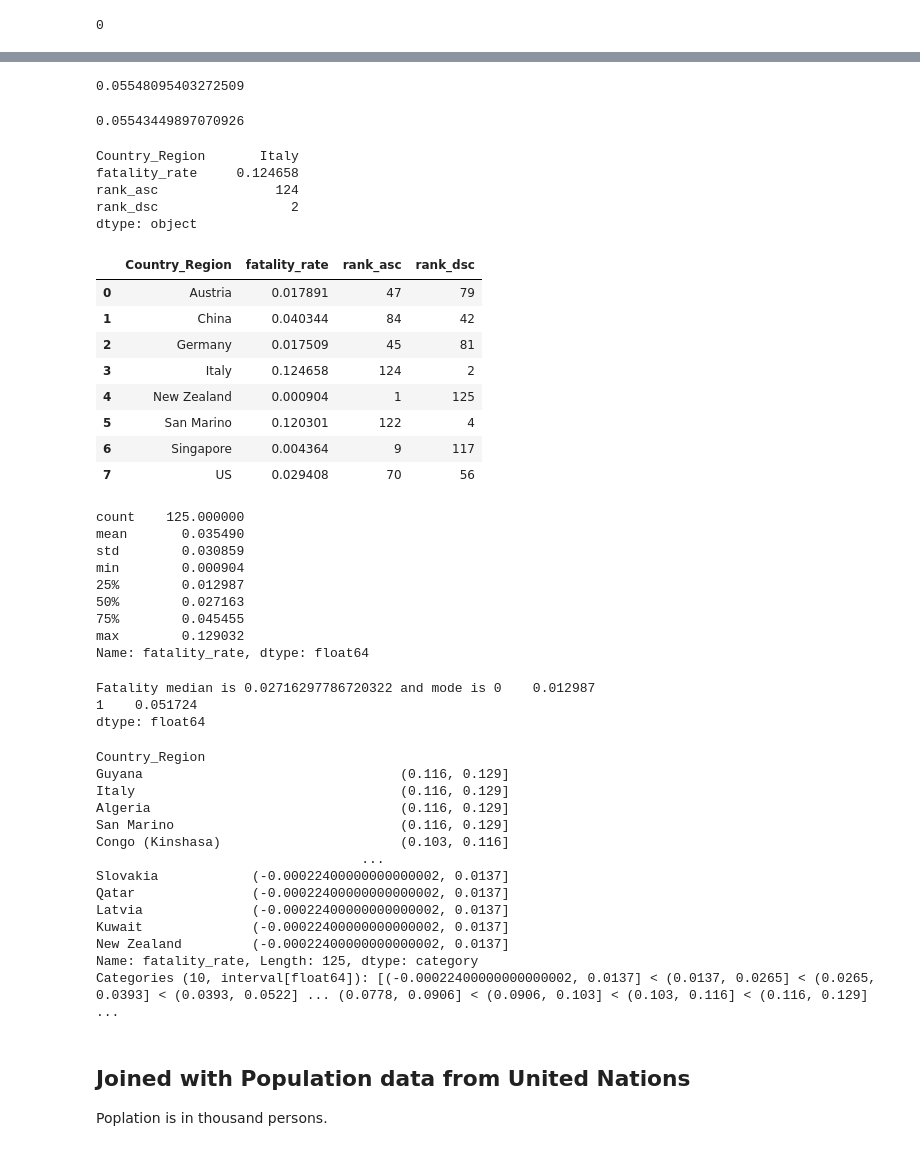
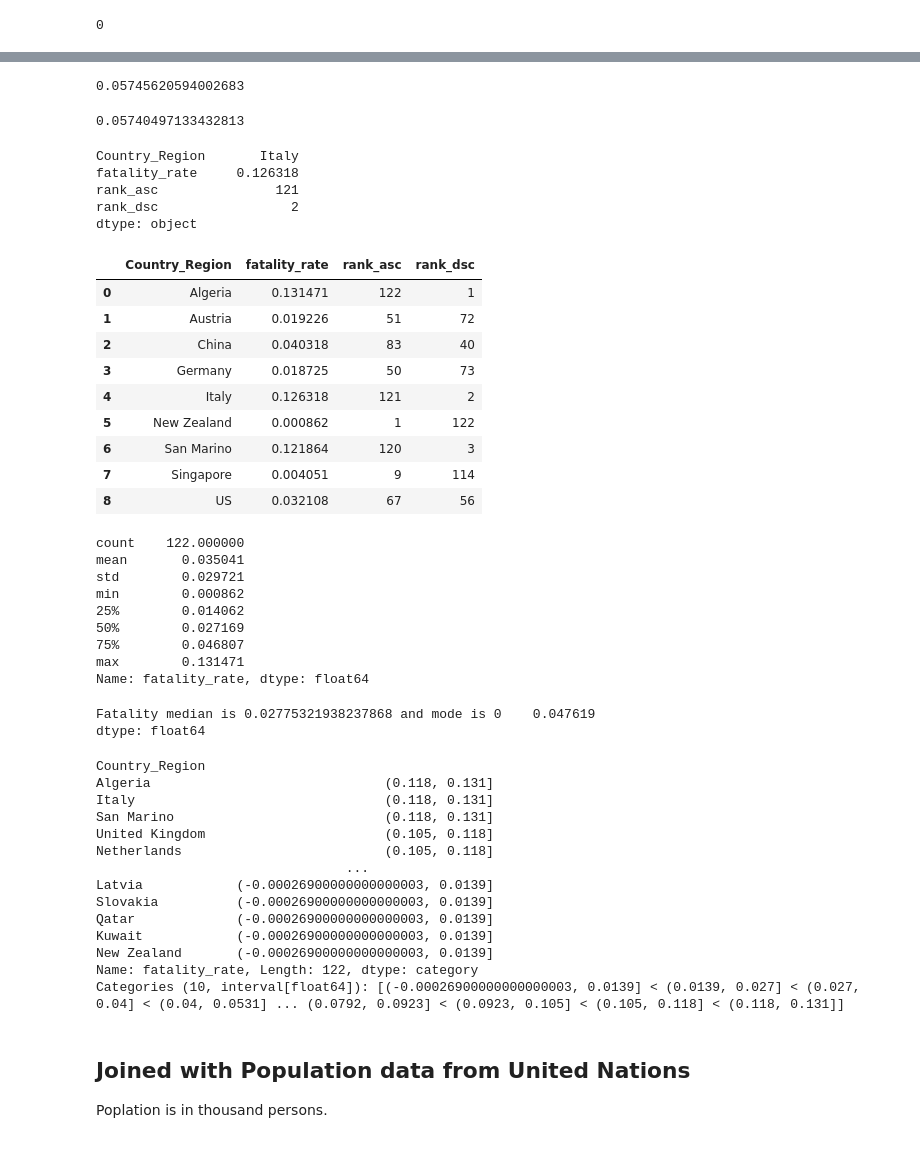
Before and after one commit to nnworkspace/covid19-insight, a Jupyter notebook: covid19-insight.ipynb, the cells around one changed output, grey strips where cells are left out. Saved outputs shown, nothing was run; the diff lists cells and outputs as text; code cells hidden in the pictures.

```diff
--- a/covid19-insight.ipynb
+++ b/covid19-insight.ipynb
@@ -12,7 +16,7 @@ print('numpy version: ', np.version.version)
 pandas version:  1.0.3
 numpy version:  1.18.1
 # %%
-covid_daily_df = pd.read_csv('data/2020-04-06.csv')
+covid_daily_df = pd.read_csv('data/2020-04-07.csv')
 
 covid_daily_df.head()
 # %% [output]
@@ -101,7 +105,7 @@ len(df_country_cases.loc[df_country_cases['Confirmed'] == 0])
 
 df_country_cases['fatality_rate'] = df_country_cases.Deaths / df_country_cases.Confirmed
 
-fatalities = df_country_cases.query('(Deaths > 0) & (Confirmed > 30)') \
+fatalities = df_country_cases.query('(Deaths > 0) & (Confirmed > 50)') \
                             .sort_values(by = 'fatality_rate', ascending = False)
 
 fatalities[:25]
@@ -158,7 +162,7 @@ fatality_partial = fatalities.Deaths.sum() / fatalities.Confirmed.sum()
 
 fatality_partial
 # %% [output]
-0.05548095403272509
+0.05745620594002683
 # %%
 # fatalitiy over all countries, regardless of how many confirmed cases and deaths.
 
@@ -166,7 +170,7 @@ fatality_overall = df_country_cases.Deaths.sum() / df_country_cases.Confirmed.su
 
 fatality_overall
 # %% [output]
-0.05543449897070926
+0.05740497133432813
 # %%
 # define a function which returns the rank of the fatality
 
@@ -189,44 +193,45 @@ def get_fatality_and_rank(country: str) -> pd.Series:
 get_fatality_and_rank('Italy')
 # %% [output]
 Country_Region       Italy
-fatality_rate     0.124658
-rank_asc               124
+fatality_rate     0.126318
+rank_asc               121
 rank_dsc                 2
 dtype: object
 # %%
 # how do these countries score in the fatality_rate?
 
 cols = ['Country_Region', 'fatality_rate', 'rank_asc', 'rank_dsc']
-countries = ['Austria', 'China', 'Germany', 'Italy', 'New Zealand', 'San Marino', 'Singapore', 'US']
+countries = ['Algeria', 'Austria', 'China', 'Germany', 'Italy', 'New Zealand', 'San Marino', 'Singapore', 'US']
 
 df_fatality_scores = pd.DataFrame(columns = cols)
 
 for country in countries:
     df_fatality_scores = df_fatality_scores.append(get_fatality_and_rank(country), ignore_index=True)
 
 df_fatality_scores
 # %% [output]
 |  | Country_Region | fatality_rate | rank_asc | rank_dsc |
-| 0 | Austria | 0.017891 | 47 | 79 |
-| 1 | China | 0.040344 | 84 | 42 |
-| 2 | Germany | 0.017509 | 45 | 81 |
-| 3 | Italy | 0.124658 | 124 | 2 |
-| 4 | New Zealand | 0.000904 | 1 | 125 |
-| 5 | San Marino | 0.120301 | 122 | 4 |
-| 6 | Singapore | 0.004364 | 9 | 117 |
-| 7 | US | 0.029408 | 70 | 56 |
+| 0 | Algeria | 0.131471 | 122 | 1 |
+| 1 | Austria | 0.019226 | 51 | 72 |
+| 2 | China | 0.040318 | 83 | 40 |
+| 3 | Germany | 0.018725 | 50 | 73 |
+| 4 | Italy | 0.126318 | 121 | 2 |
+| 5 | New Zealand | 0.000862 | 1 | 122 |
+| 6 | San Marino | 0.121864 | 120 | 3 |
+| 7 | Singapore | 0.004051 | 9 | 114 |
+| 8 | US | 0.032108 | 67 | 56 |
 # %%
 # basic statistics of the fatality
 fatalities.fatality_rate.describe()
 # %% [output]
-count    125.000000
-mean       0.035490
-std        0.030859
-min        0.000904
-25%        0.012987
-50%        0.027163
-75%        0.045455
-max        0.129032
+count    122.000000
+mean       0.035041
+std        0.029721
+min        0.000862
+25%        0.014062
+50%        0.027169
+75%        0.046807
+max        0.131471
 Name: fatality_rate, dtype: float64
 # %%
 # median and mode of fatality rate
@@ -236,8 +241,7 @@ fatality_mode = fatalities.fatality_rate.mode()
 
 print("Fatality median is {} and mode is {}".format(fatality_median, fatality_mode))
 # %% [output]
-Fatality median is 0.02716297786720322 and mode is 0    0.012987
-1    0.051724
+Fatality median is 0.02775321938237868 and mode is 0    0.047619
 dtype: float64
 # %%
 # the mode above does not make sense, let's fix it.
@@ -250,19 +254,19 @@ bins
 # I'd like to see the content of each bin, what to do?
 # %% [output]
 Country_Region
-Guyana                                 (0.116, 0.129]
-Italy                                  (0.116, 0.129]
-Algeria                                (0.116, 0.129]
-San Marino                             (0.116, 0.129]
-Congo (Kinshasa)                       (0.103, 0.116]
-                                  ...
-Slovakia            (-0.00022400000000000002, 0.0137]
-Qatar               (-0.00022400000000000002, 0.0137]
-Latvia              (-0.00022400000000000002, 0.0137]
-Kuwait              (-0.00022400000000000002, 0.0137]
-New Zealand         (-0.00022400000000000002, 0.0137]
-Name: fatality_rate, Length: 125, dtype: category
-Categories (10, interval[float64]): [(-0.00022400000000000002, 0.0137] < (0.0137, 0.0265] < (0.0265, 0.0393] < (0.0393, 0.0522] ... (0.0778, 0.0906] < (0.0906, 0.103] < (0.103, 0.116] < (0.116, 0.129] ...
+Algeria                              (0.118, 0.131]
+Italy                                (0.118, 0.131]
+San Marino                           (0.118, 0.131]
+United Kingdom                       (0.105, 0.118]
+Netherlands                          (0.105, 0.118]
+                                ...
+Latvia            (-0.00026900000000000003, 0.0139]
+Slovakia          (-0.00026900000000000003, 0.0139]
+Qatar             (-0.00026900000000000003, 0.0139]
+Kuwait            (-0.00026900000000000003, 0.0139]
+New Zealand       (-0.00026900000000000003, 0.0139]
+Name: fatality_rate, Length: 122, dtype: category
+Categories (10, interval[float64]): [(-0.00026900000000000003, 0.0139] < (0.0139, 0.027] < (0.027, 0.04] < (0.04, 0.0531] ... (0.0792, 0.0923] < (0.0923, 0.105] < (0.105, 0.118] < (0.118, 0.131]]
 # %% [markdown]
 ## Joined with Population data from United Nations
 
```
Also changed, not shown: parts of 13 cells of this notebook, 1 other file.
